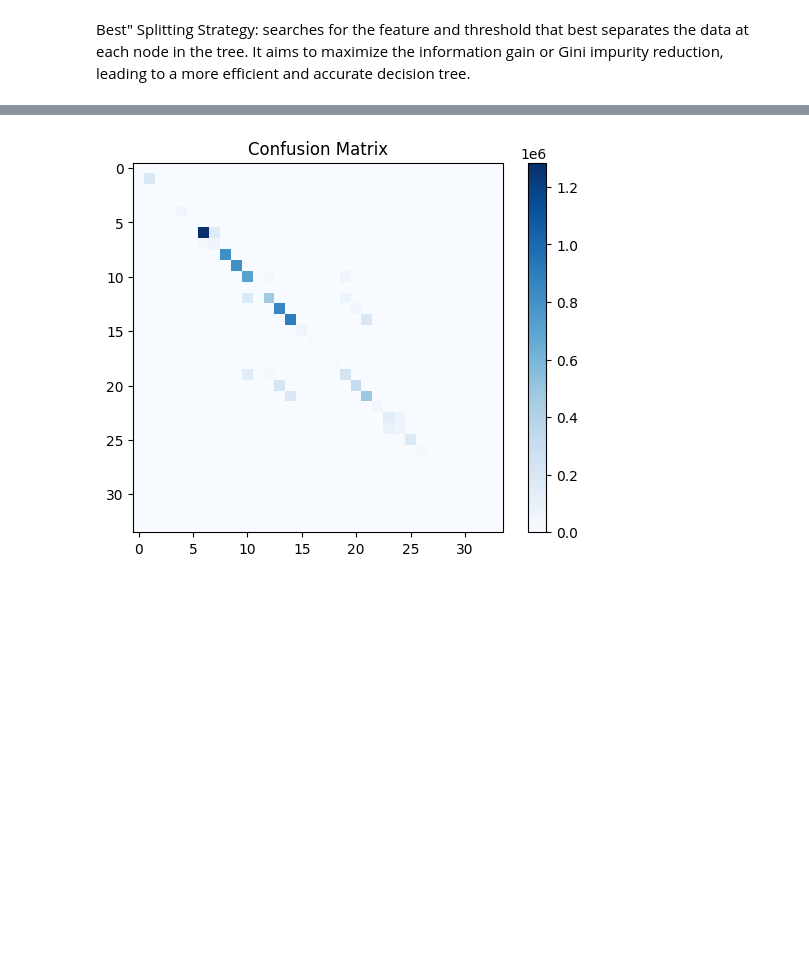
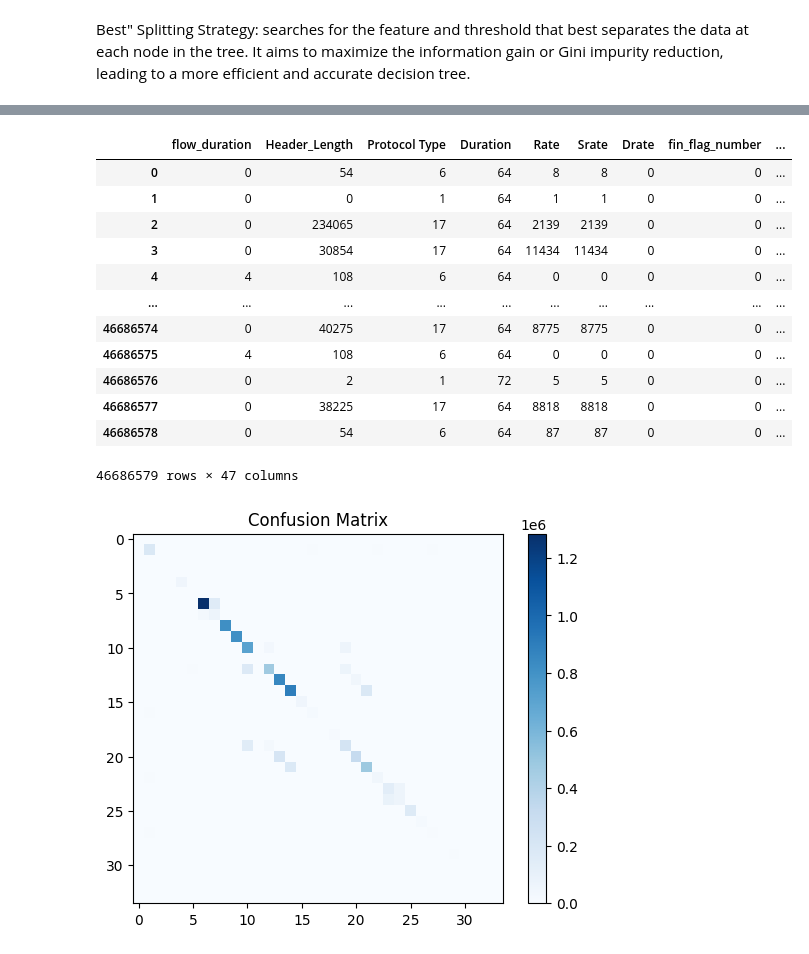
Before and after one commit to Jaquelinedops/CICIoT2023, a Jupyter notebook: IoTTraffic_DecisionTreeClassifier.ipynb, the cells around one changed output, grey strips where cells are left out. Saved outputs shown, nothing was run; the diff lists cells and outputs as text; code cells hidden in the pictures; blank space fills up the shorter version.

```diff
--- a/IoTTraffic_DecisionTreeClassifier.ipynb
+++ b/IoTTraffic_DecisionTreeClassifier.ipynb
@@ -227,3 +229,19 @@ results
+# %%
+df.
+# %% [output]
+|  | flow_duration | Header_Length | Protocol Type | Duration | Rate | Srate | Drate | fin_flag_number | ... |
+| 0 | 0 | 54 | 6 | 64 | 8 | 8 | 0 | 0 | ... |
+| 1 | 0 | 0 | 1 | 64 | 1 | 1 | 0 | 0 | ... |
+| 2 | 0 | 234065 | 17 | 64 | 2139 | 2139 | 0 | 0 | ... |
+| 3 | 0 | 30854 | 17 | 64 | 11434 | 11434 | 0 | 0 | ... |
+| 4 | 4 | 108 | 6 | 64 | 0 | 0 | 0 | 0 | ... |
+| ... | ... | ... | ... | ... | ... | ... | ... | ... | ... |
+| 46686574 | 0 | 40275 | 17 | 64 | 8775 | 8775 | 0 | 0 | ... |
+| 46686575 | 4 | 108 | 6 | 64 | 0 | 0 | 0 | 0 | ... |
+| 46686576 | 0 | 2 | 1 | 72 | 5 | 5 | 0 | 0 | ... |
+| 46686577 | 0 | 38225 | 17 | 64 | 8818 | 8818 | 0 | 0 | ... |
+| 46686578 | 0 | 54 | 6 | 64 | 87 | 87 | 0 | 0 | ... |
+46686579 rows × 47 columns
 # %%
 score = DT.score(X_test,Y_test)
 cm = confusion_matrix(Y_test, y_pred)
```
Also changed, not shown: parts of 2 cells of this notebook.
